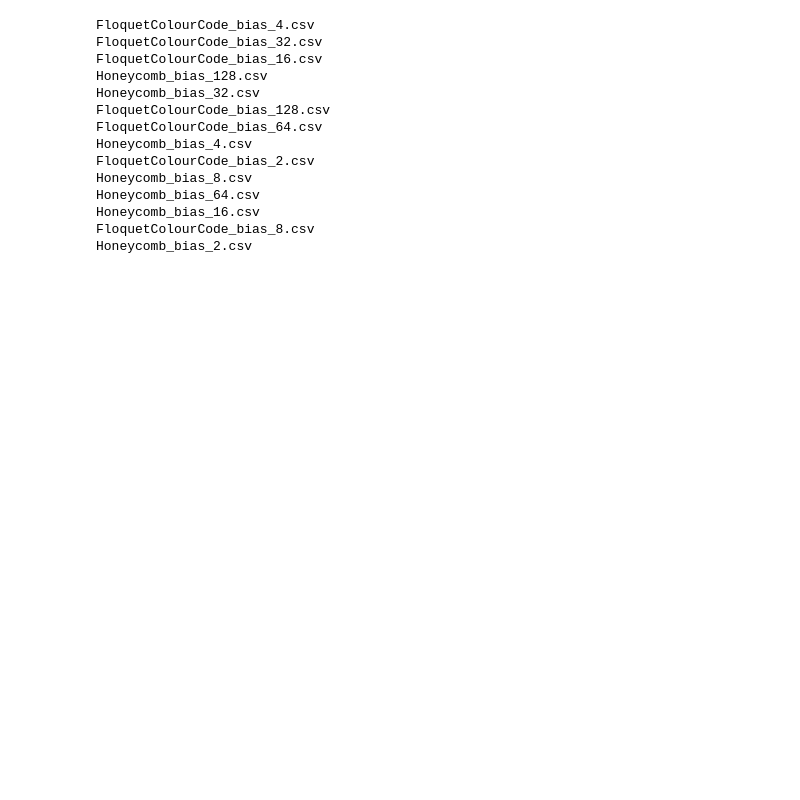
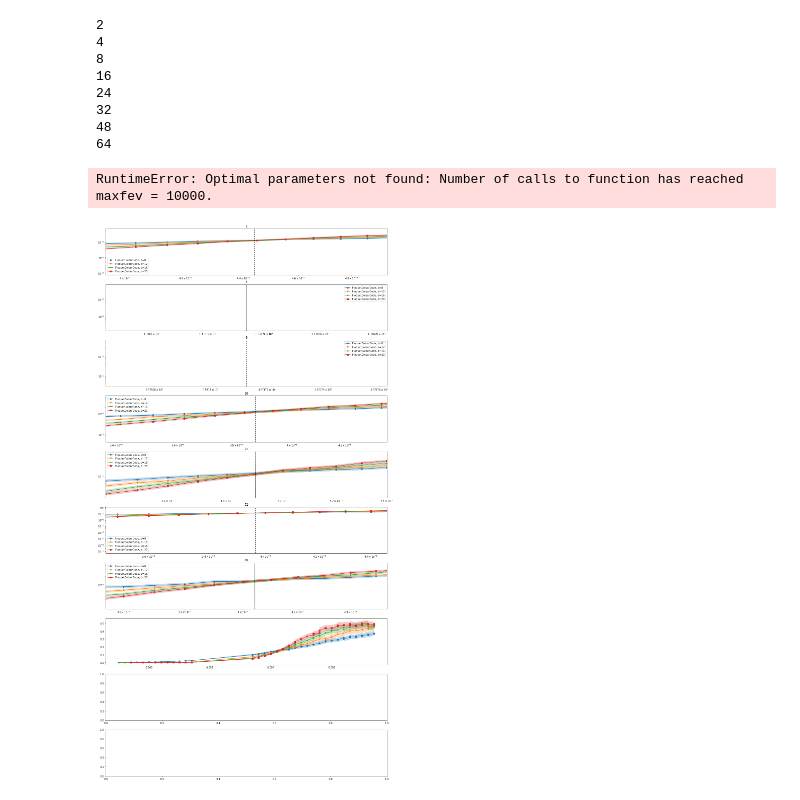
Before and after one commit to peter-janderks/floquet_colour_codes_numerics, a Jupyter notebook: scripts/threshold_plot.ipynb, the cells around one changed output. Saved outputs shown, nothing was run; the diff lists cells and outputs as text; code cells hidden in the pictures; blank space fills up the shorter version.

```diff
--- a/scripts/threshold_plot.ipynb
+++ b/scripts/threshold_plot.ipynb
@@ -11,25 +11,45 @@ from scripts.threshold_plot import *
 honeycomb_data = dict()
 fcc_data = dict()
 for file in os.listdir('../data/'):
-    print(file)
-    new_samples = sinter.stats_from_csv_files('../data/'+file)
+    os.system(f"sinter combine ../data/{file} > ../data/compress_{file}")
+    new_samples = sinter.stats_from_csv_files('../data/compress_'+file)
     if new_samples[0].json_metadata['code'] == 'FloquetColourCode':
         fcc_data[new_samples[0].json_metadata['bias']] = new_samples
 
     elif new_samples[0].json_metadata['code'] == 'Honeycomb':
         honeycomb_data[new_samples[0].json_metadata['bias']] = new_samples
-# %% [output]
-FloquetColourCode_bias_4.csv
-FloquetColourCode_bias_32.csv
-FloquetColourCode_bias_16.csv
-Honeycomb_bias_128.csv
-Honeycomb_bias_32.csv
-FloquetColourCode_bias_128.csv
-FloquetColourCode_bias_64.csv
-Honeycomb_bias_4.csv
-FloquetColourCode_bias_2.csv
-Honeycomb_bias_8.csv
-Honeycomb_bias_64.csv
-Honeycomb_bias_16.csv
-FloquetColourCode_bias_8.csv
-Honeycomb_bias_2.csv
+# %%
+thresholds_fcc = dict()
+fig, ax = plt.subplots(len(fcc_data.keys()),1, figsize=(20,40))
+#code_constructor = FloquetColourCode
+biases = list(fcc_data.keys())
+biases.sort()
+for index,bias in enumerate(biases):
+
+    sinter.plot_error_rate(
+                ax=ax[index],
+                stats=fcc_data[bias],
+                group_func=lambda stat: f"FloquetColourCode, d={stat.json_metadata['distance']}",
+                x_func=lambda stat: stat.json_metadata['p'])
+    print(bias)
+
+#    samples_fcc = sinter.stats_from_csv_files("../data/compress_FloquetColourCode_bias_"+str(bias)+".csv")
+#    if bias < 64:
+    thresholds_fcc[bias] = get_one_threshold(fcc_data[bias], 1,0.003,0.005)
+
+    ax[index].axvline(x=thresholds_fcc[bias], color="black", linestyle="dashed")
+    ax[index].legend()
+    ax[index].loglog()
+    ax[index].set_xlim(thresholds_fcc[bias]-0.0005, thresholds_fcc[bias]+0.0005)
+    ax[index].set_title(str(bias))
+# %% [output]
+2
+4
+8
+16
+24
+32
+48
+64
+RuntimeError: Optimal parameters not found: Number of calls to function has reached maxfev = 10000.
+[figure, added]
```
Also changed, not shown: parts of 4 cells of this notebook, 1 other file.
